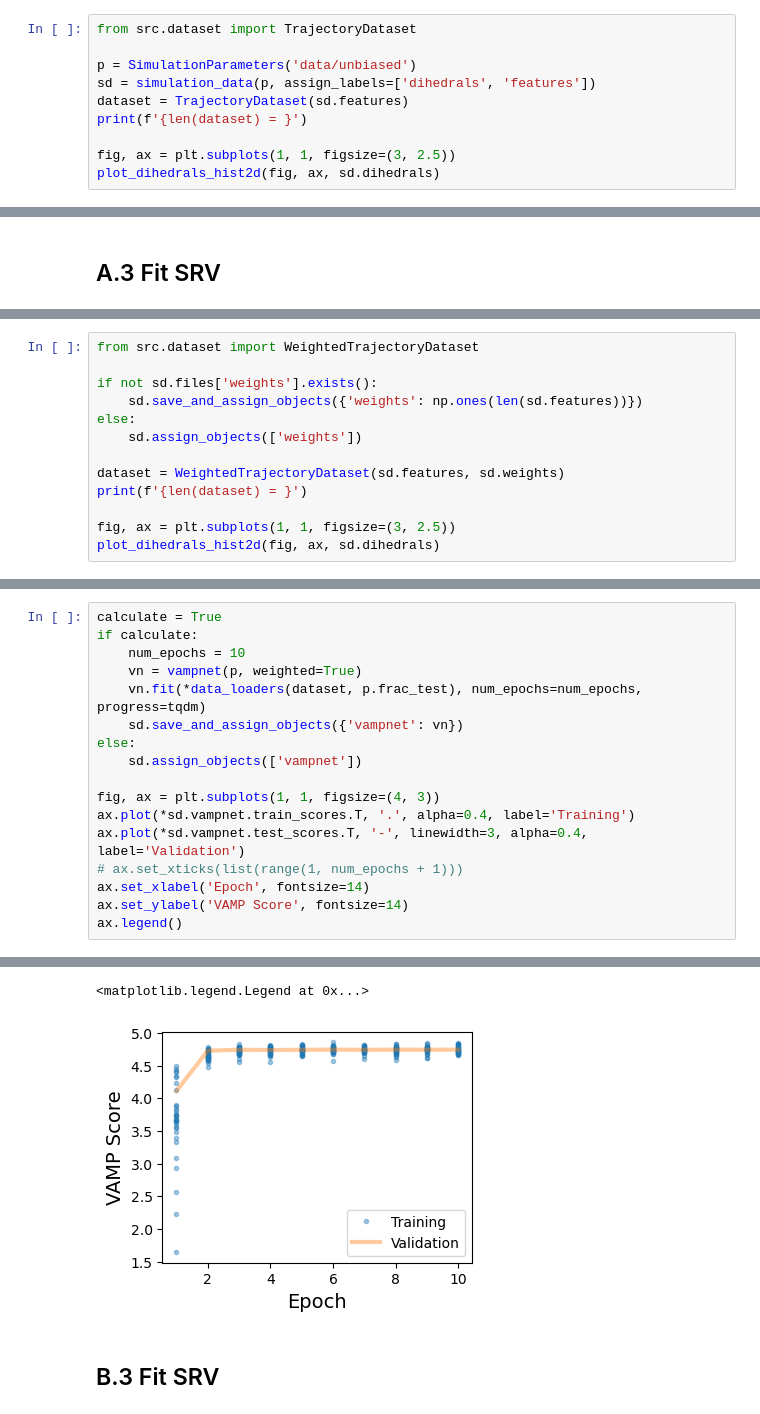
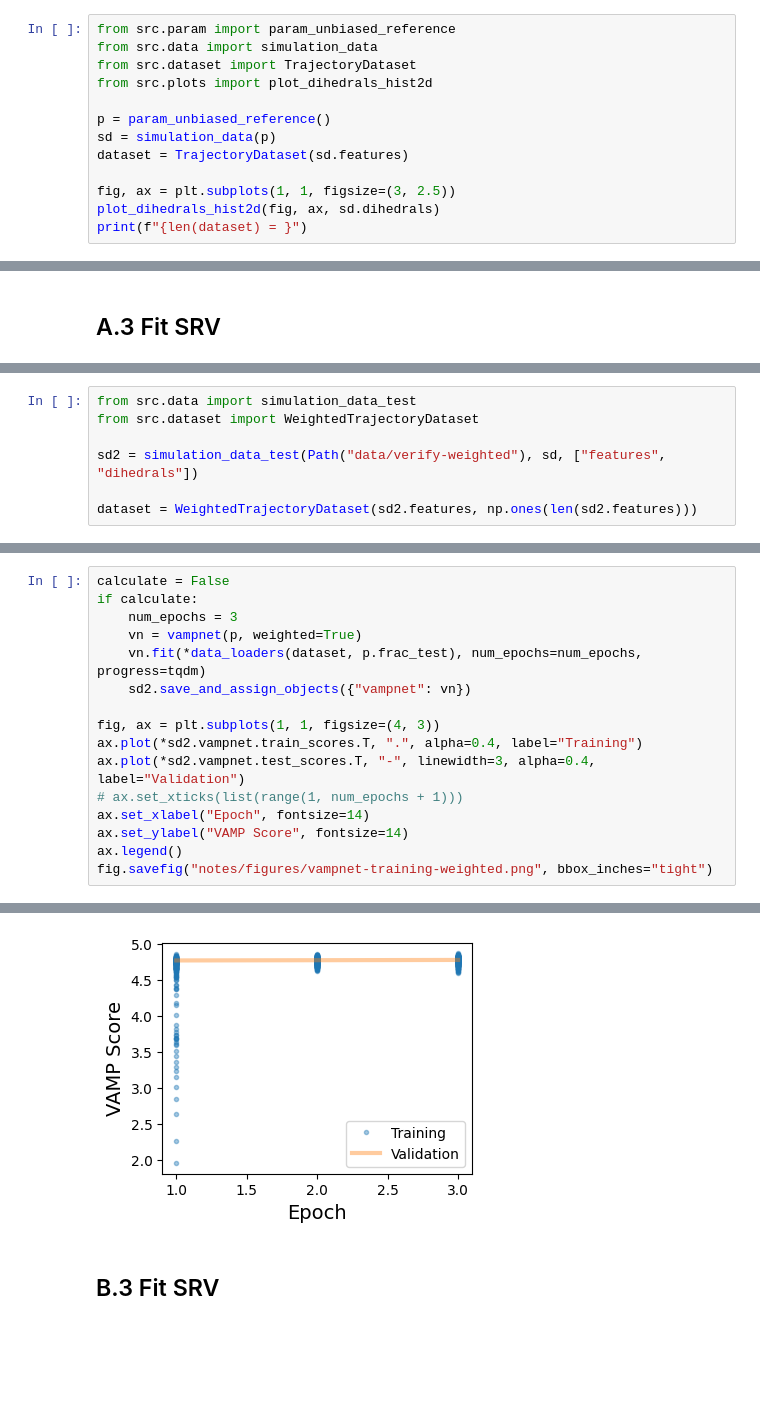
Before and after one commit to bbharland/vac-metad, a Jupyter notebook: 3-datarich-srv.ipynb, the cells around one changed output, grey strips where cells are left out. Cells and saved outputs as stored; diff of their text form; blank space fills up the shorter version.

```diff
--- a/3-datarich-srv.ipynb
+++ b/3-datarich-srv.ipynb
@@ -47,13 +28,16 @@ No CUDA device available
 
 ## A.1 Load unbiased dataset
 # %%
+from src.param import param_unbiased_reference
+from src.data import simulation_data
 from src.dataset import TrajectoryDataset
+from src.plots import plot_dihedrals_hist2d
 
-p = SimulationParameters('data/unbiased')
-sd = simulation_data(p, assign_labels=['dihedrals', 'features'])
+p = param_unbiased_reference()
+sd = simulation_data(p)
 dataset = TrajectoryDataset(sd.features)
-print(f'{len(dataset) = }')
 
 fig, ax = plt.subplots(1, 1, figsize=(3, 2.5))
 plot_dihedrals_hist2d(fig, ax, sd.dihedrals)
+print(f"{len(dataset) = }")
 # %% [output]
@@ -112,13 +94,7 @@ plot_eigfuncs(fig, axs, sd.theta_grid, sd.psi_grid, sd.timescales)
 # %%
+from src.data import simulation_data_test
 from src.dataset import WeightedTrajectoryDataset
 
-if not sd.files['weights'].exists():
-    sd.save_and_assign_objects({'weights': np.ones(len(sd.features))})
-else:
-    sd.assign_objects(['weights'])
+sd2 = simulation_data_test(Path("data/verify-weighted"), sd, ["features", "dihedrals"])
 
-dataset = WeightedTrajectoryDataset(sd.features, sd.weights)
-print(f'{len(dataset) = }')
-
-fig, ax = plt.subplots(1, 1, figsize=(3, 2.5))
-plot_dihedrals_hist2d(fig, ax, sd.dihedrals)
+dataset = WeightedTrajectoryDataset(sd2.features, np.ones(len(sd2.features)))
@@ -130,18 +103,17 @@ len(dataset) = 349999
 # %%
-calculate = True
+calculate = False
 if calculate:
-    num_epochs = 10
+    num_epochs = 3
     vn = vampnet(p, weighted=True)
     vn.fit(*data_loaders(dataset, p.frac_test), num_epochs=num_epochs, progress=tqdm)
-    sd.save_and_assign_objects({'vampnet': vn})
-else:
-    sd.assign_objects(['vampnet'])
+    sd2.save_and_assign_objects({"vampnet": vn})
 
 fig, ax = plt.subplots(1, 1, figsize=(4, 3))
-ax.plot(*sd.vampnet.train_scores.T, '.', alpha=0.4, label='Training')
-ax.plot(*sd.vampnet.test_scores.T, '-', linewidth=3, alpha=0.4, label='Validation')
+ax.plot(*sd2.vampnet.train_scores.T, ".", alpha=0.4, label="Training")
+ax.plot(*sd2.vampnet.test_scores.T, "-", linewidth=3, alpha=0.4, label="Validation")
 # ax.set_xticks(list(range(1, num_epochs + 1)))
-ax.set_xlabel('Epoch', fontsize=14)
-ax.set_ylabel('VAMP Score', fontsize=14)
+ax.set_xlabel("Epoch", fontsize=14)
+ax.set_ylabel("VAMP Score", fontsize=14)
 ax.legend()
+fig.savefig("notes/figures/vampnet-training-weighted.png", bbox_inches="tight")
 # %% [output]
@@ -150,5 +120,4 @@ torch.cuda.is_available() = True, torch.__version__ = '2.1.2.post301'
-<matplotlib.legend.Legend at 0x...>
-[figure, old version]
+[figure, new version]
 # %% [markdown]
 ## B.3 Fit SRV
 # %%
```
Also changed, not shown: parts of 11 cells of this notebook.
